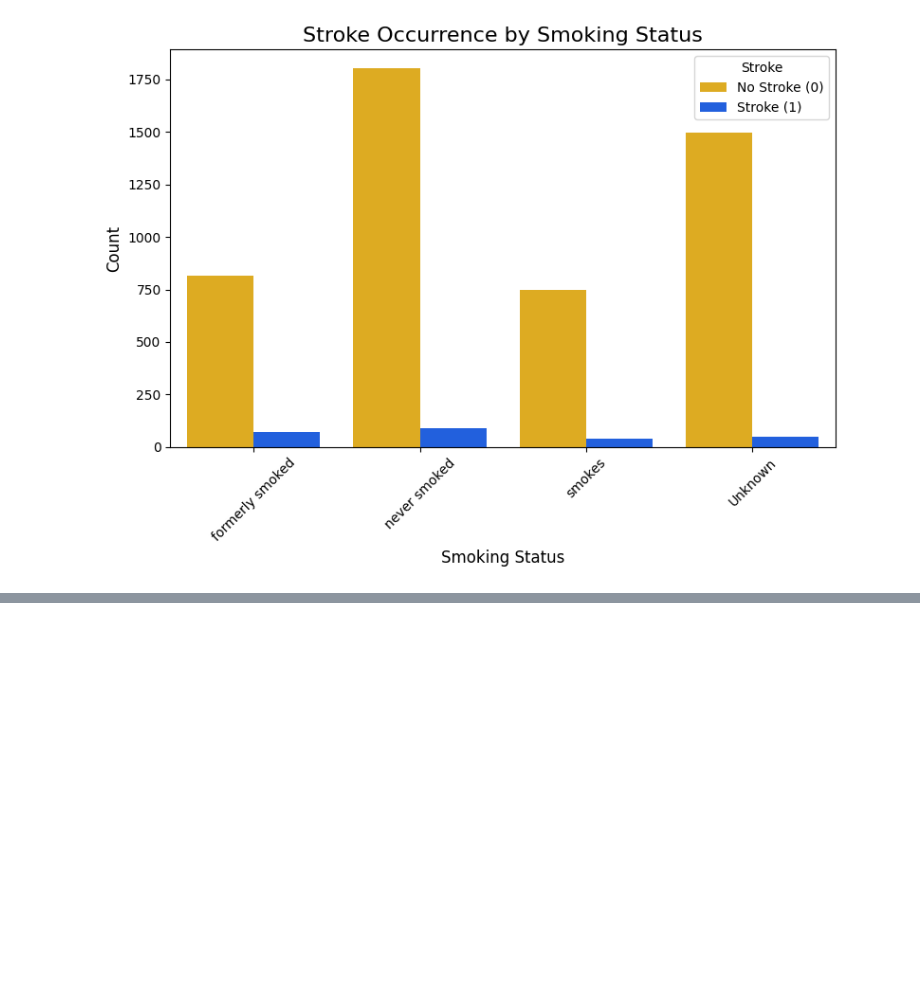
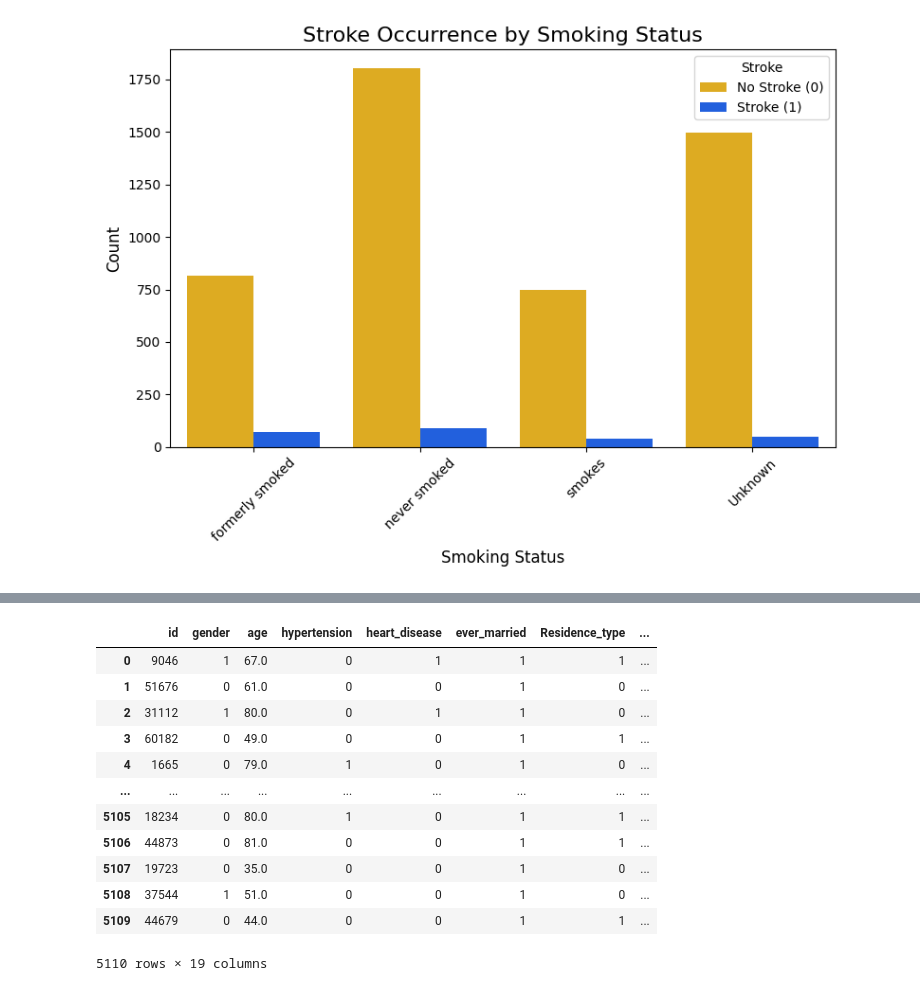
Before and after one commit to Kuldeep7k/Healthcare_Analysis_for_Stroke_Prediction, a Jupyter notebook: Healthcare Stroke Project.ipynb, the cells around one changed output, grey strips where cells are left out. Cells and saved outputs as stored; diff of their text form; code cells hidden in the pictures; blank space fills up the shorter version.

```diff
--- a/Healthcare Stroke Project.ipynb
+++ b/Healthcare Stroke Project.ipynb
@@ -565,0 +530,31 @@ df
+# %%
+# Perform One-Hot Encoding for 'work_type' and 'smoking_status'
+df = pd.get_dummies(df, columns=['work_type'], drop_first=False)
+df = pd.get_dummies(df, columns=['smoking_status'], drop_first=False)
+
+# List of the columns we want to transform
+columns_to_transform = [
+    'work_type_Govt_job', 'work_type_Never_worked', 'work_type_Private',
+    'work_type_Self-employed', 'work_type_children',
+    'smoking_status_Unknown', 'smoking_status_formerly smoked',
+    'smoking_status_never smoked', 'smoking_status_smokes'
+]
+
+# Apply the transformation (True/False to 1/0) only on the specified columns
+df[columns_to_transform] = df[columns_to_transform].applymap(lambda x: 1 if x else 0)
+
+df
+# %% [output]
+|  | id | gender | age | hypertension | heart_disease | ever_married | Residence_type | ... |
+| 0 | 9046 | 1 | 67.0 | 0 | 1 | 1 | 1 | ... |
+| 1 | 51676 | 0 | 61.0 | 0 | 0 | 1 | 0 | ... |
+| 2 | 31112 | 1 | 80.0 | 0 | 1 | 1 | 0 | ... |
+| 3 | 60182 | 0 | 49.0 | 0 | 0 | 1 | 1 | ... |
+| 4 | 1665 | 0 | 79.0 | 1 | 0 | 1 | 0 | ... |
+| ... | ... | ... | ... | ... | ... | ... | ... | ... |
+| 5105 | 18234 | 0 | 80.0 | 1 | 0 | 1 | 1 | ... |
+| 5106 | 44873 | 0 | 81.0 | 0 | 0 | 1 | 1 | ... |
+| 5107 | 19723 | 0 | 35.0 | 0 | 0 | 1 | 0 | ... |
+| 5108 | 37544 | 1 | 51.0 | 0 | 0 | 1 | 0 | ... |
+| 5109 | 44679 | 0 | 44.0 | 0 | 0 | 1 | 1 | ... |
+5110 rows × 19 columns
```
Also changed, not shown: parts of 37 cells of this notebook.
